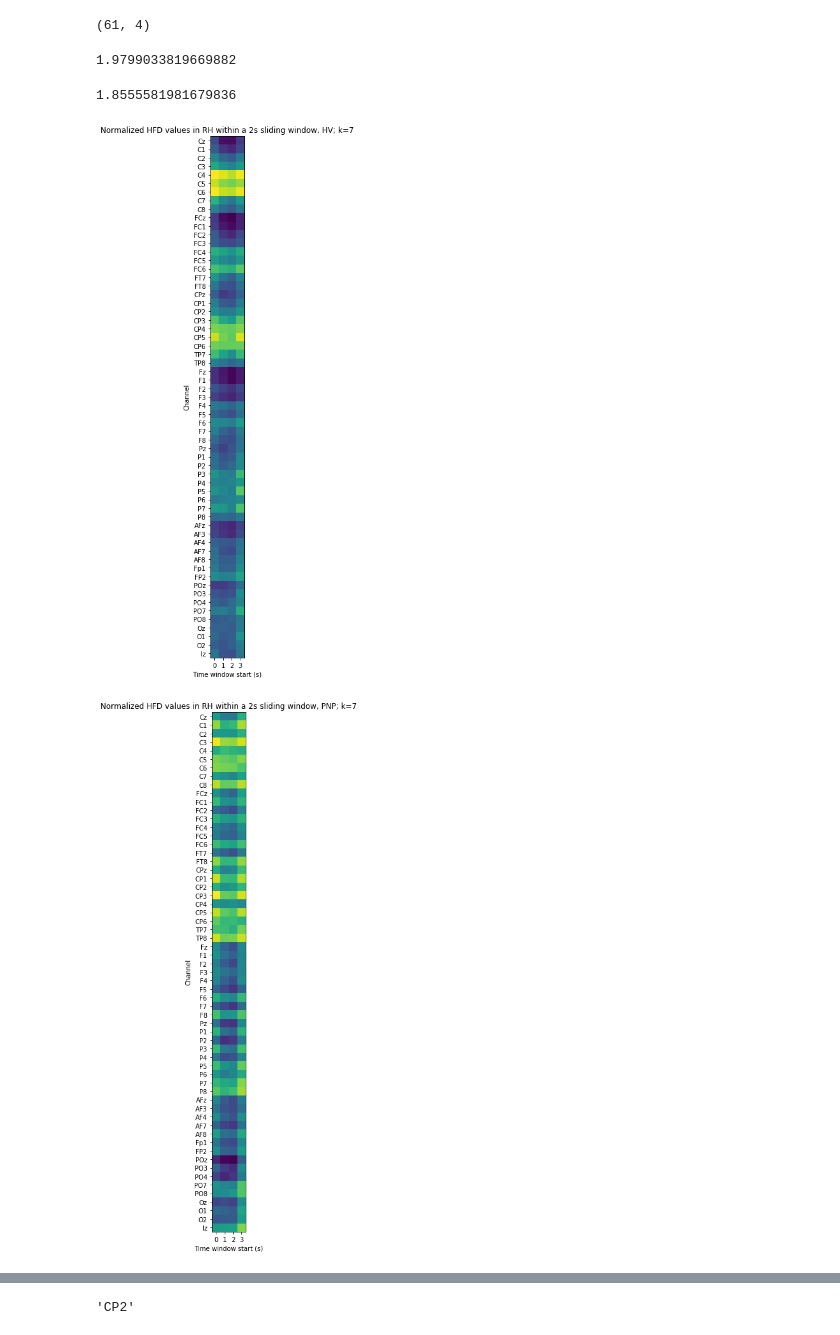
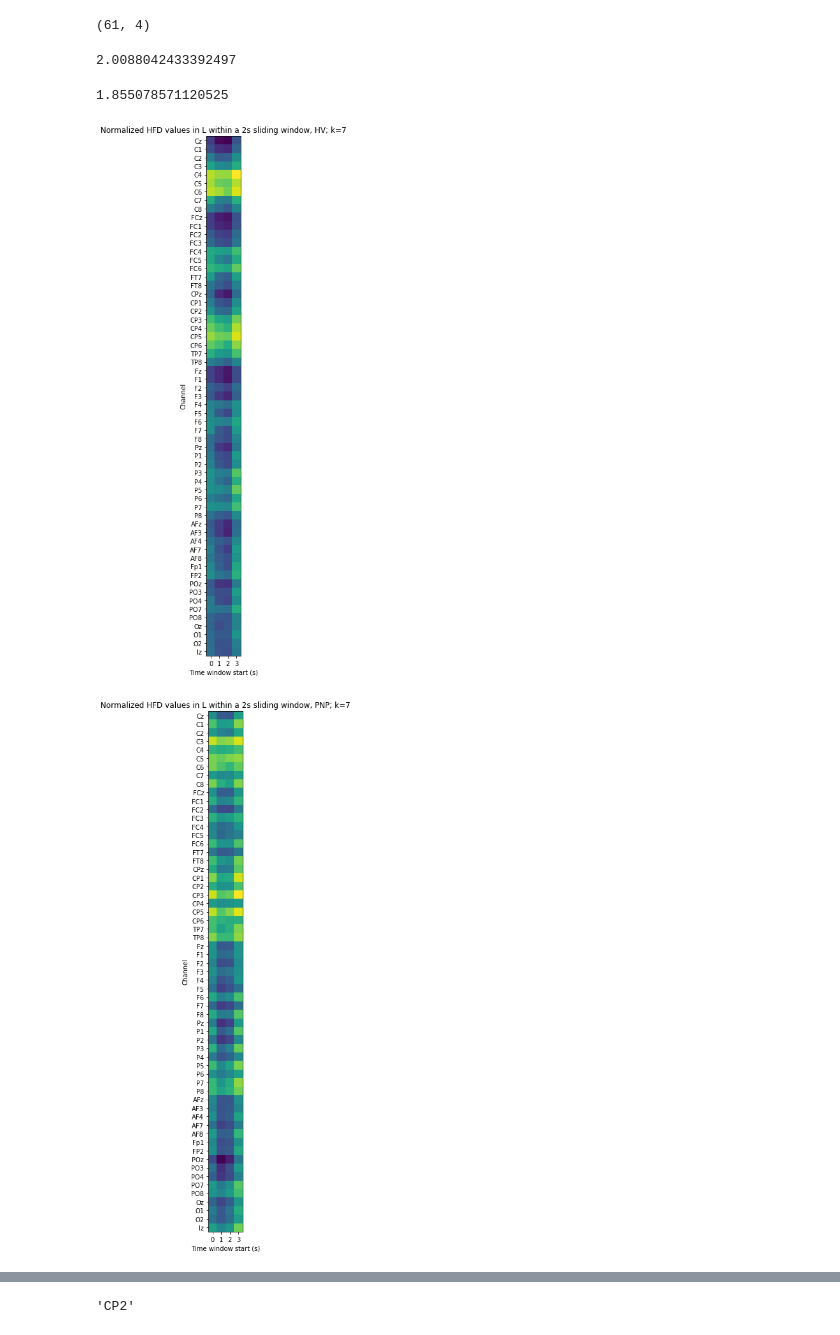
Before and after one commit to cristianch/EEG_CNP, a Jupyter notebook: notebooks/hfd_analysis.ipynb, the cells around one changed output, grey strips where cells are left out. Drawn from its saved outputs; the diff is of its cells as text; code cells hidden in the pictures.

```diff
--- a/notebooks/hfd_analysis.ipynb
+++ b/notebooks/hfd_analysis.ipynb
@@ -87,7 +87,7 @@ sets_healthy_rh
  './../../data_new/raw/PnP\\PnP_8\\PnP_8_L.set',
  './../../data_new/raw/PnP\\PnP_9\\PnP_9_L.set']
 # %%
-limb = rh
+limb = l_old
 
 pp_rh_raw = get_datasets(location_healthy, limb['extension'])
 pnp_rh_raw = get_datasets(location_pain, limb['extension'])
@@ -328,13 +348,14 @@ min_hfd = np.min([np.min(pp_all_windows_repetitions), np.min(pnp_all_windows_rep
 # %%
 np.max(pp_all_windows_repetitions)
 # %% [output]
-1.9799033819669882
+2.0088042433392497
 # %%
 np.mean(pp_all_windows_repetitions, axis=1).transpose()[14][1]
 # %% [output]
-1.8555581981679836
+1.855078571120525
 # %%
-title = 'Normalized HFD values in ' + limb['name'] + ' within a 2s sliding window, PP; k=7'
+title = 'Normalized HFD values in ' + limb['name'] + ' within a 2s sliding window, HV; k=7'
+graph_name = 'window_hv_' + limb['name']
 
 plt.figure(figsize=[15,15])
 plt.title(title)
@@ -343,24 +364,25 @@ plt.yticks(ticks=range(61), labels=ch_names)
 plt.xticks(range(4))
 plt.xlabel('Time window start (s)')
 plt.imshow(pp_mean_all_windows)
-plt.savefig('./results/graphs/window_pp.eps')
-plt.savefig('./results/graphs/window_pp.jpg')
+plt.savefig('./results/graphs/' + limb['name'] + '/' + graph_name + '.eps')
+plt.savefig('./results/graphs/' + limb['name'] + '/' + graph_name + '.jpg')
 # %% [output]
-[figure, old version]
+[figure, new version]
 # %%
 title = 'Normalized HFD values in ' + limb['name'] + ' within a 2s sliding window, PNP; k=7'
+graph_name = 'window_pnp_' + limb['name']
 
 plt.figure(figsize=[15,15])
 plt.title(title)
 plt.ylabel('Channel')
 plt.yticks(ticks=range(61), labels=ch_names)
 plt.xticks(range(4))
 plt.xlabel('Time window start (s)')
 plt.imshow(pnp_mean_all_windows)
-plt.savefig('./results/graphs/window_pnp.eps')
-plt.savefig('./results/graphs/window_pnp.jpg')
+plt.savefig('./results/graphs/' + limb['name'] + '/' + graph_name + '.eps')
+plt.savefig('./results/graphs/' + limb['name'] + '/' + graph_name + '.jpg')
 # %% [output]
-[figure, old version]
+[figure, new version]
 # %%
 diff_all_windows[ch_names.index('P1')]
 # %% [output]
```
Also changed, not shown: parts of 10 cells of this notebook, 24 other files.
